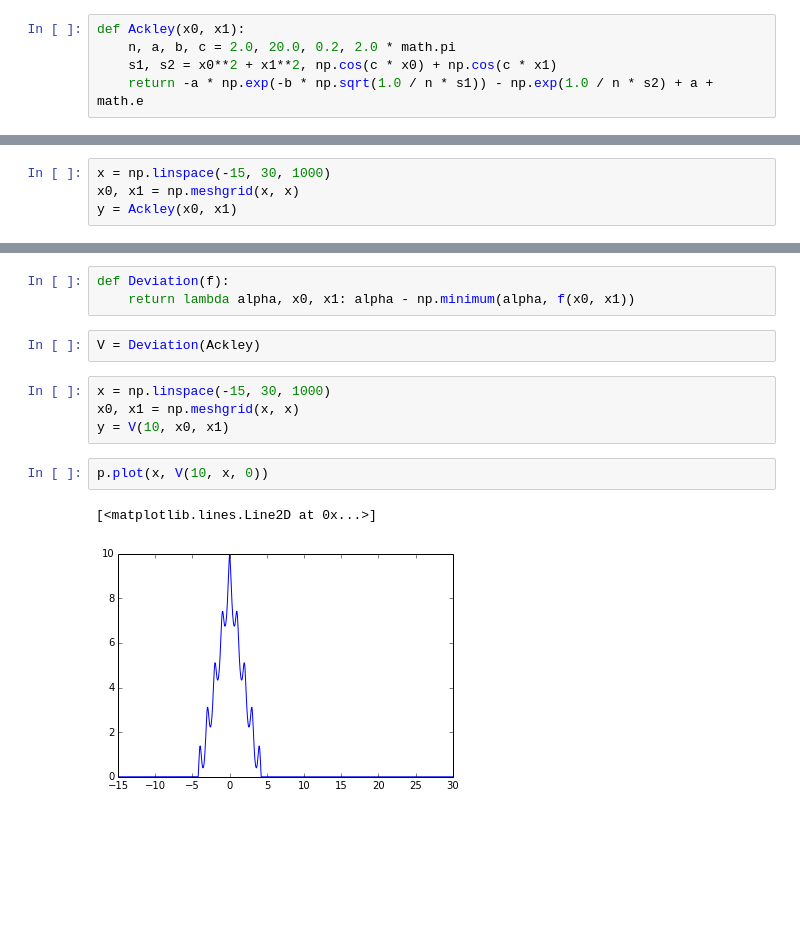
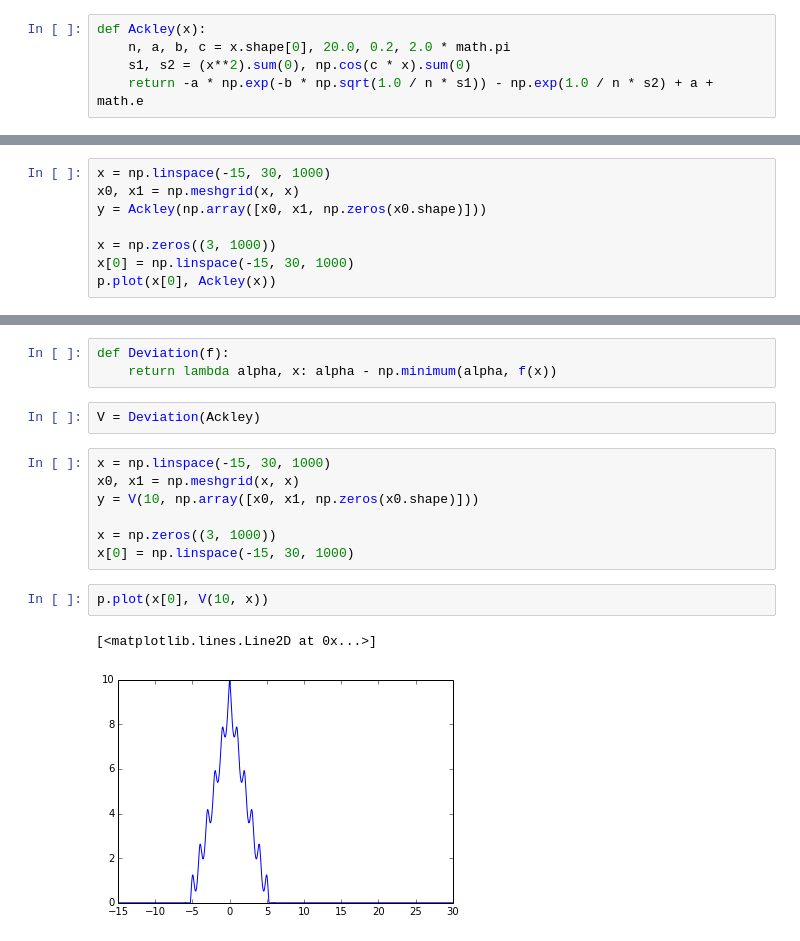
Before and after one commit to robertsdionne/notebooks, a Jupyter notebook: Global Optimization ND.ipynb, the cells around one changed output, grey strips where cells are left out. Drawn from its saved outputs; the diff is of its cells as text; blank space fills up the shorter version.

```diff
--- a/Global Optimization ND.ipynb
+++ b/Global Optimization ND.ipynb
@@ -6,7 +6,7 @@ from matplotlib import pyplot as p
 import numpy as np
 import random
 # %%
-def Ackley(x0, x1):
-    n, a, b, c = 2.0, 20.0, 0.2, 2.0 * math.pi
-    s1, s2 = x0**2 + x1**2, np.cos(c * x0) + np.cos(c * x1)
+def Ackley(x):
+    n, a, b, c = x.shape[0], 20.0, 0.2, 2.0 * math.pi
+    s1, s2 = (x**2).sum(0), np.cos(c * x).sum(0)
     return -a * np.exp(-b * np.sqrt(1.0 / n * s1)) - np.exp(1.0 / n * s2) + a + math.e
@@ -17,4 +17,8 @@ Ackley(0, 0)
 # %%
 x = np.linspace(-15, 30, 1000)
 x0, x1 = np.meshgrid(x, x)
-y = Ackley(x0, x1)
+y = Ackley(np.array([x0, x1, np.zeros(x0.shape)]))
+
+x = np.zeros((3, 1000))
+x[0] = np.linspace(-15, 30, 1000)
+p.plot(x[0], Ackley(x))
@@ -32,17 +34,20 @@ cb = figure.colorbar(plot, ax=legend)
 # %%
 def Deviation(f):
-    return lambda alpha, x0, x1: alpha - np.minimum(alpha, f(x0, x1))
+    return lambda alpha, x: alpha - np.minimum(alpha, f(x))
 # %%
 V = Deviation(Ackley)
 # %%
 x = np.linspace(-15, 30, 1000)
 x0, x1 = np.meshgrid(x, x)
-y = V(10, x0, x1)
+y = V(10, np.array([x0, x1, np.zeros(x0.shape)]))
+
+x = np.zeros((3, 1000))
+x[0] = np.linspace(-15, 30, 1000)
 # %%
-p.plot(x, V(10, x, 0))
+p.plot(x[0], V(10, x))
 # %% [output]
 [<matplotlib.lines.Line2D at 0x...>]
-[figure, old version]
+[figure, new version]
 # %%
 figure, legend = p.subplots()
 plot = legend.pcolormesh(x0, x1, y, cmap=matplotlib.cm.RdBu)
```
Also changed, not shown: parts of 14 cells of this notebook.
